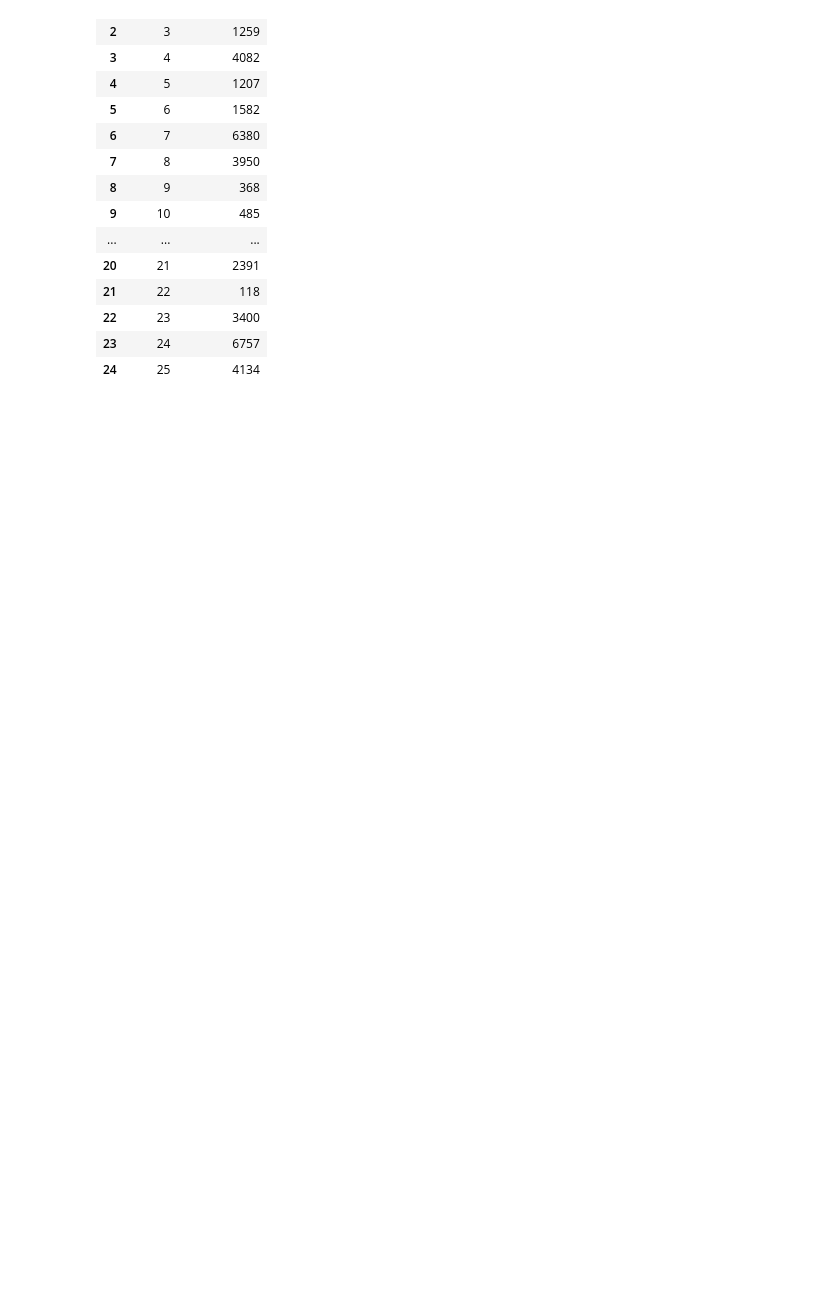
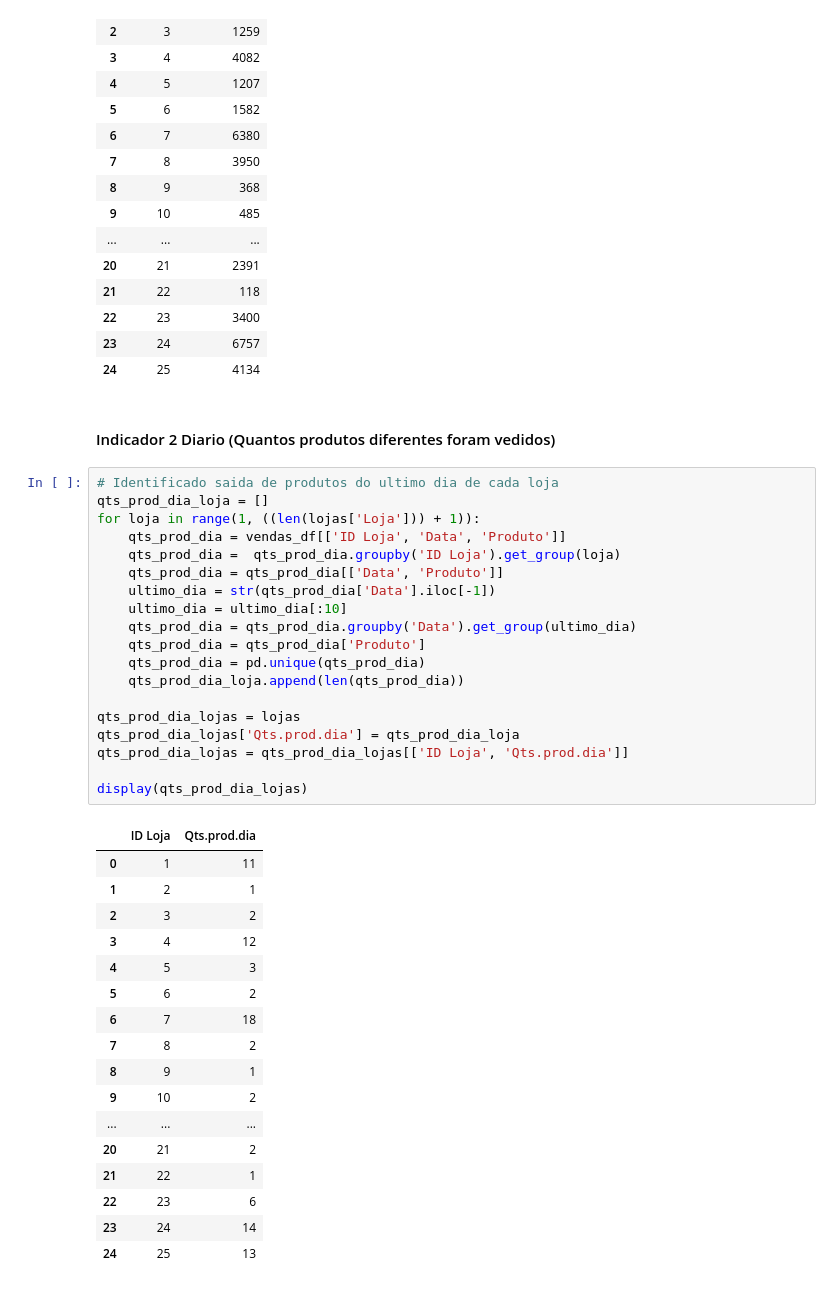
Before and after one commit to romuloptmota/Automacao_de_Processos_Indicadores, a Jupyter notebook: automacao_indicadores.ipynb, the cells around one changed output. Saved outputs shown, nothing was run; the diff lists cells and outputs as text; blank space fills up the shorter version.

Commit message:
Analisado saida de produtos do ultimo dia - saida de produto diario

```diff
--- a/automacao_indicadores.ipynb
+++ b/automacao_indicadores.ipynb
@@ -216,3 +216,42 @@ display(fat_dia_lojas)
 | 22 | 23 | 3400 |
 | 23 | 24 | 6757 |
 | 24 | 25 | 4134 |
+# %% [markdown]
+#### Indicador 2 Diario (Quantos produtos diferentes foram vedidos)
+# %%
+# Identificado saida de produtos do ultimo dia de cada loja
+qts_prod_dia_loja = []
+for loja in range(1, ((len(lojas['Loja'])) + 1)):
+    qts_prod_dia = vendas_df[['ID Loja', 'Data', 'Produto']]
+    qts_prod_dia =  qts_prod_dia.groupby('ID Loja').get_group(loja)
+    qts_prod_dia = qts_prod_dia[['Data', 'Produto']]
+    ultimo_dia = str(qts_prod_dia['Data'].iloc[-1])
+    ultimo_dia = ultimo_dia[:10]
+    qts_prod_dia = qts_prod_dia.groupby('Data').get_group(ultimo_dia)
+    qts_prod_dia = qts_prod_dia['Produto']
+    qts_prod_dia = pd.unique(qts_prod_dia)
+    qts_prod_dia_loja.append(len(qts_prod_dia))
+
+qts_prod_dia_lojas = lojas
+qts_prod_dia_lojas['Qts.prod.dia'] = qts_prod_dia_loja
+qts_prod_dia_lojas = qts_prod_dia_lojas[['ID Loja', 'Qts.prod.dia']]
+
+display(qts_prod_dia_lojas)
+# %% [output]
+|  | ID Loja | Qts.prod.dia |
+| 0 | 1 | 11 |
+| 1 | 2 | 1 |
+| 2 | 3 | 2 |
+| 3 | 4 | 12 |
+| 4 | 5 | 3 |
+| 5 | 6 | 2 |
+| 6 | 7 | 18 |
+| 7 | 8 | 2 |
+| 8 | 9 | 1 |
+| 9 | 10 | 2 |
+| ... | ... | ... |
+| 20 | 21 | 2 |
+| 21 | 22 | 1 |
+| 22 | 23 | 6 |
+| 23 | 24 | 14 |
+| 24 | 25 | 13 |
```
